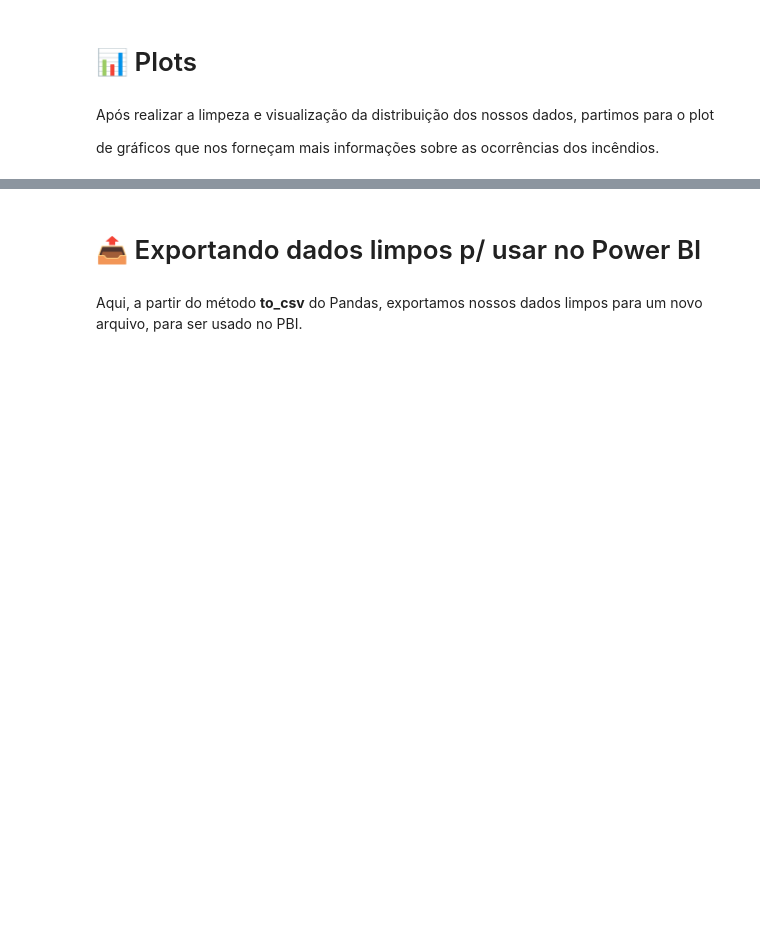
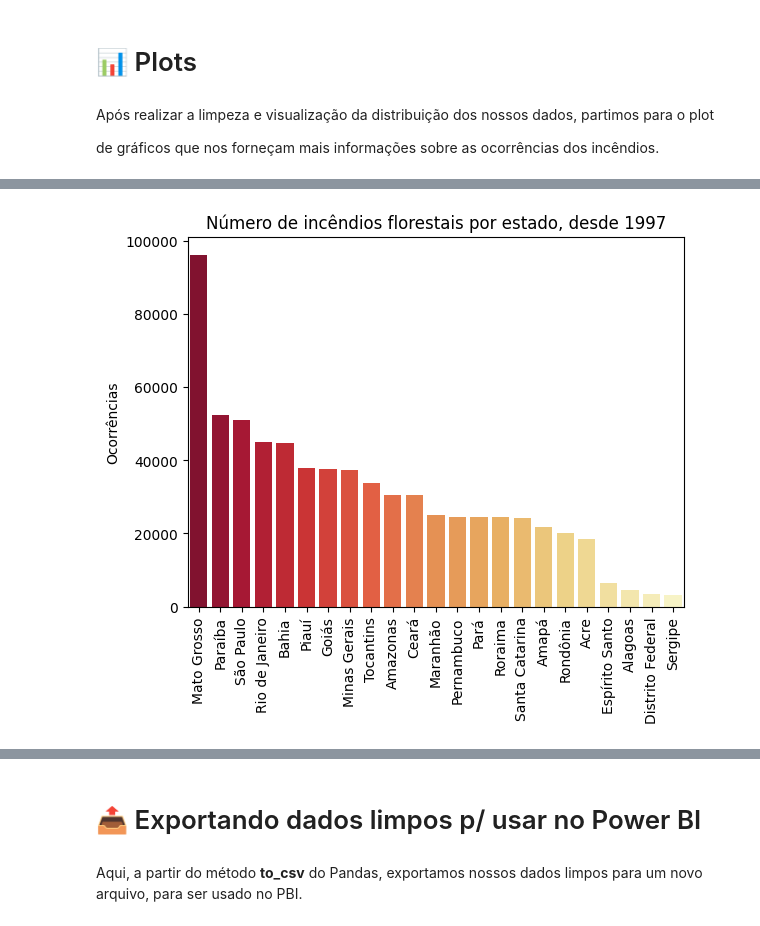
Before and after one commit to pedrorcm/Queimadas_Brasil, a Jupyter notebook: extenso.ipynb, the cells around one changed output, grey strips where cells are left out. Saved outputs shown, nothing was run; the diff lists cells and outputs as text; code cells hidden in the pictures; blank space fills up the shorter version.

Commit message:
Explicando anomalia + Plots

```diff
--- a/extenso.ipynb
+++ b/extenso.ipynb
@@ -342,0 +426,10 @@ plt.show()
+# %%
+sns.barplot(data=total_mais_recorrentes, x=total_mais_recorrentes.index, y='number', palette='YlOrRd_r')
+
+plt.xticks(rotation=90)
+plt.title('Número de incêndios florestais por estado, desde 1997')
+plt.xlabel('')
+plt.ylabel('Ocorrências')
+plt.show()
+# %% [output]
+[figure, added]
```
Also changed, not shown: parts of 18 cells of this notebook.
